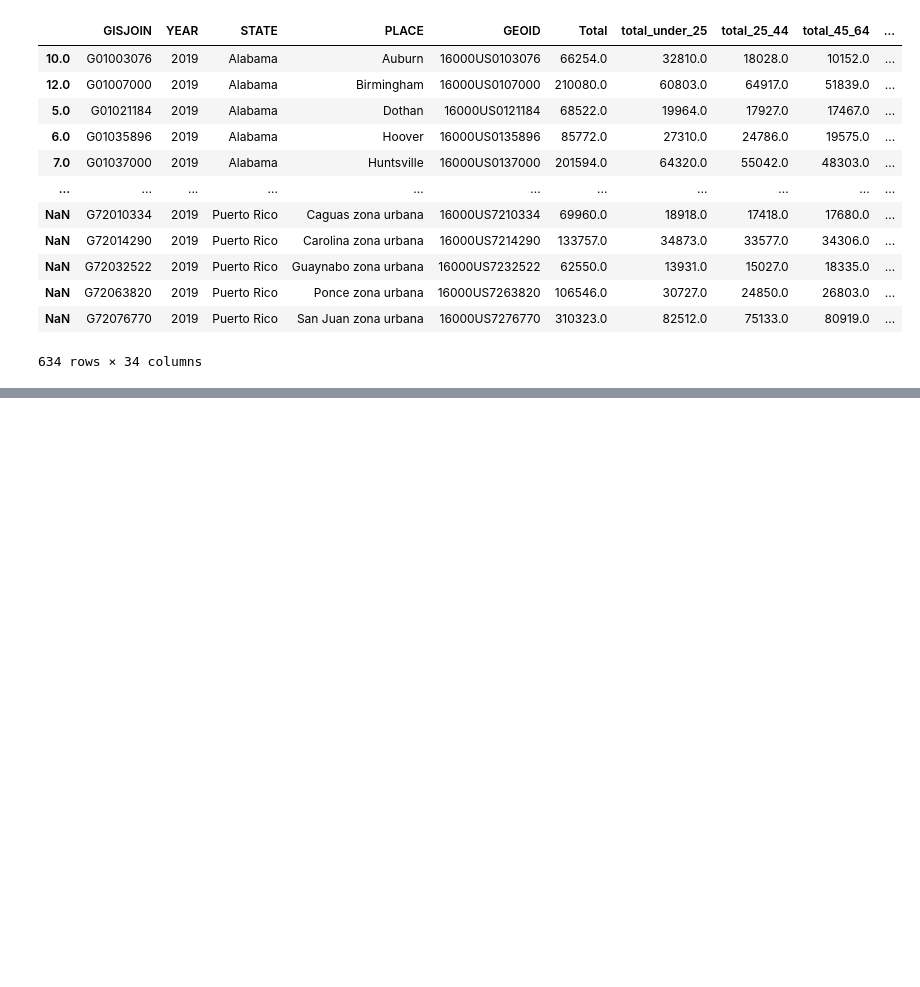
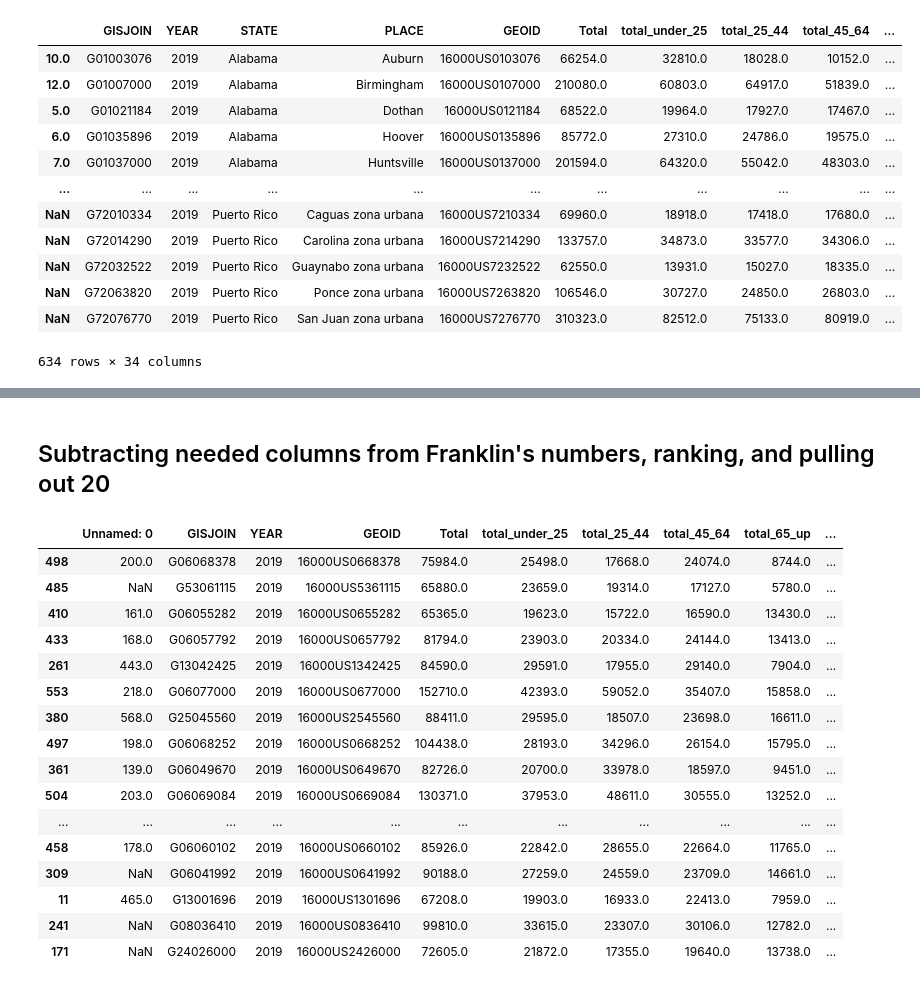
Before and after one commit to pennyandjude/Plant-Based-Franklin, a Jupyter notebook: Joined Restaurants and Brackets.ipynb, the cells around one changed output, grey strips where cells are left out. Drawn from its saved outputs; the diff is of its cells as text; code cells hidden in the pictures; blank space fills up the shorter version.

```diff
--- a/Joined Restaurants and Brackets.ipynb
+++ b/Joined Restaurants and Brackets.ipynb
@@ -144,0 +228,2 @@ veg_bracket.to_csv('veg_bracket_final.csv')
+# %%
+pd.set_option('display.max_columns',None)
@@ -144,0 +250,33 @@ veg_bracket.to_csv('veg_bracket_final.csv')
+# %% [markdown]
+## Subtracting needed columns from Franklin's numbers, ranking, and pulling out 20
+# %%
+fixed_brackets['pop_franklin'] = 83096.0 - fixed_brackets['Total']
+fixed_brackets['under_25_franklin'] = 0.323722 - fixed_brackets['percent_under_25']
+fixed_brackets['25_44_franklin'] = 0.30395 - fixed_brackets['percent_25_44']
+fixed_brackets['45_64_franklin'] = 0.249759 - fixed_brackets['percent_45_64']
+fixed_brackets['65_up_franklin'] = 0.122569 - fixed_brackets['percent_65_over']
+fixed_brackets['median_income_franklin'] = 103813 - fixed_brackets['median_income']
+fixed_brackets['college_franklin'] = 0.478898 - fixed_brackets['percent_total_college_degree']
+# %%
+f = fixed_brackets.sort_values('median_income_franklin')
+# %%
+f['income_rank_franklin'] = f['median_income_franklin'].rank()
+f.head(20)
+# %% [output]
+|  | Unnamed: 0 | GISJOIN | YEAR | GEOID | Total | total_under_25 | total_25_44 | total_45_64 | total_65_up | ... |
+| 498 | 200.0 | G06068378 | 2019 | 16000US0668378 | 75984.0 | 25498.0 | 17668.0 | 24074.0 | 8744.0 | ... |
+| 485 | NaN | G53061115 | 2019 | 16000US5361115 | 65880.0 | 23659.0 | 19314.0 | 17127.0 | 5780.0 | ... |
+| 410 | 161.0 | G06055282 | 2019 | 16000US0655282 | 65365.0 | 19623.0 | 15722.0 | 16590.0 | 13430.0 | ... |
+| 433 | 168.0 | G06057792 | 2019 | 16000US0657792 | 81794.0 | 23903.0 | 20334.0 | 24144.0 | 13413.0 | ... |
+| 261 | 443.0 | G13042425 | 2019 | 16000US1342425 | 84590.0 | 29591.0 | 17955.0 | 29140.0 | 7904.0 | ... |
+| 553 | 218.0 | G06077000 | 2019 | 16000US0677000 | 152710.0 | 42393.0 | 59052.0 | 35407.0 | 15858.0 | ... |
+| 380 | 568.0 | G25045560 | 2019 | 16000US2545560 | 88411.0 | 29595.0 | 18507.0 | 23698.0 | 16611.0 | ... |
+| 497 | 198.0 | G06068252 | 2019 | 16000US0668252 | 104438.0 | 28193.0 | 34296.0 | 26154.0 | 15795.0 | ... |
+| 361 | 139.0 | G06049670 | 2019 | 16000US0649670 | 82726.0 | 20700.0 | 33978.0 | 18597.0 | 9451.0 | ... |
+| 504 | 203.0 | G06069084 | 2019 | 16000US0669084 | 130371.0 | 37953.0 | 48611.0 | 30555.0 | 13252.0 | ... |
+| ... | ... | ... | ... | ... | ... | ... | ... | ... | ... | ... |
+| 458 | 178.0 | G06060102 | 2019 | 16000US0660102 | 85926.0 | 22842.0 | 28655.0 | 22664.0 | 11765.0 | ... |
+| 309 | NaN | G06041992 | 2019 | 16000US0641992 | 90188.0 | 27259.0 | 24559.0 | 23709.0 | 14661.0 | ... |
+| 11 | 465.0 | G13001696 | 2019 | 16000US1301696 | 67208.0 | 19903.0 | 16933.0 | 22413.0 | 7959.0 | ... |
+| 241 | NaN | G08036410 | 2019 | 16000US0836410 | 99810.0 | 33615.0 | 23307.0 | 30106.0 | 12782.0 | ... |
+| 171 | NaN | G24026000 | 2019 | 16000US2426000 | 72605.0 | 21872.0 | 17355.0 | 19640.0 | 13738.0 | ... |
```
Also changed, not shown: parts of 17 cells of this notebook.
